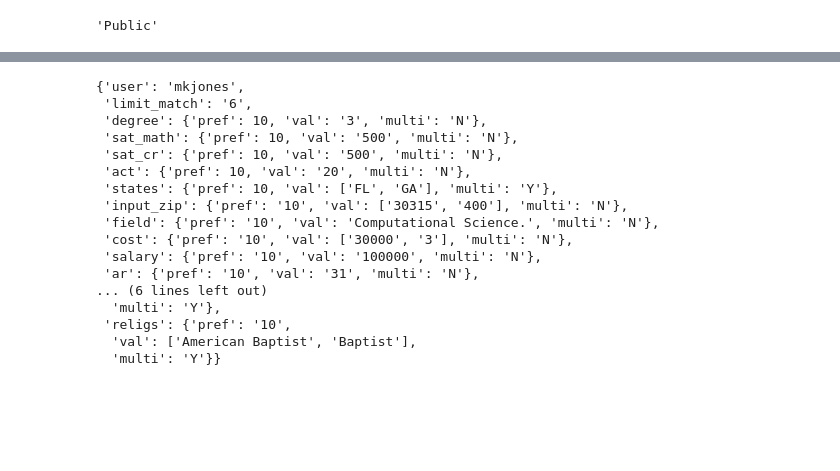
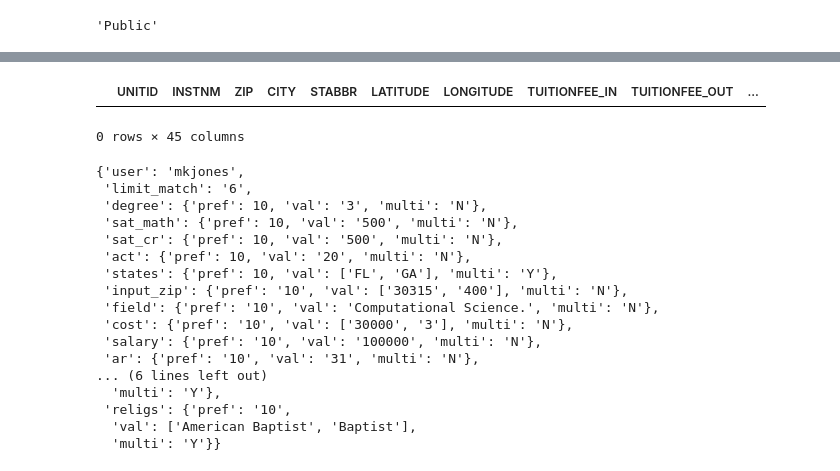
Before and after one commit to MaikKalil/CSE6242Project, a Jupyter notebook: Ranking Algorithm.ipynb, the cells around one changed output, grey strips where cells are left out. Saved outputs shown, nothing was run; the diff lists cells and outputs as text; code cells hidden in the pictures; blank space fills up the shorter version.

```diff
--- a/Ranking Algorithm.ipynb
+++ b/Ranking Algorithm.ipynb
@@ -546,3 +512,8 @@ def apply_constraints(data_dict, full_list):
+# %%
+sqldf("SELECT * FROM filtered WHERE degree =1")
+# %% [output]
+|  | UNITID | INSTNM | ZIP | CITY | STABBR | LATITUDE | LONGITUDE | TUITIONFEE_IN | TUITIONFEE_OUT | ... |
+0 rows × 45 columns
 # %%
 # list(test.columns)
 # %%
```
Also changed, not shown: parts of 10 cells of this notebook.
